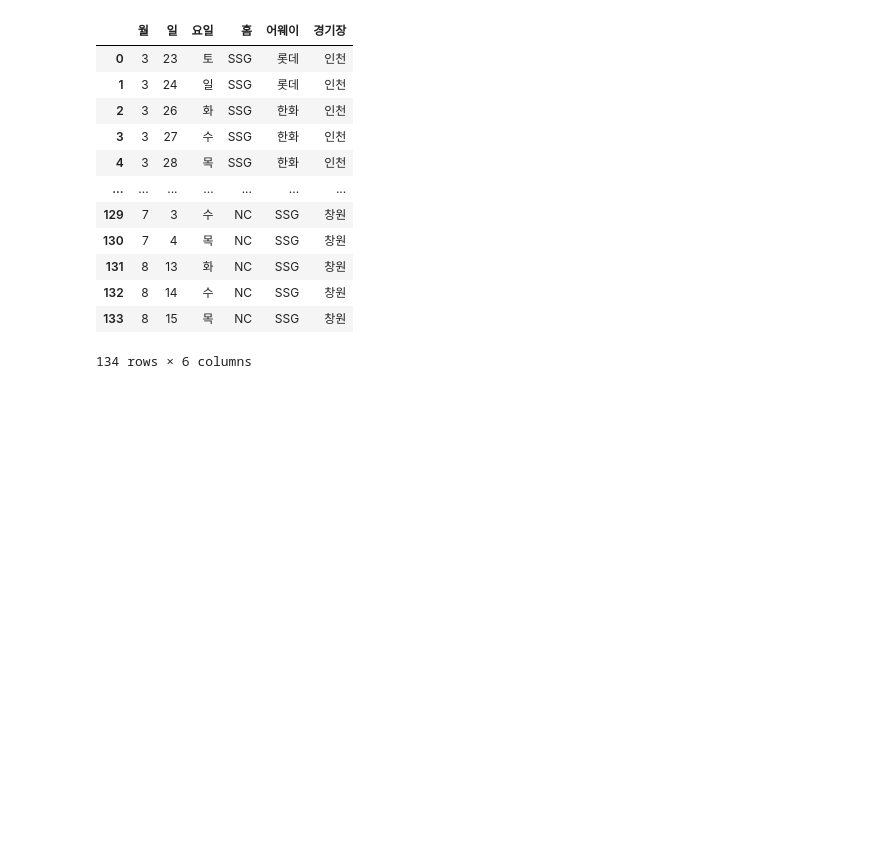
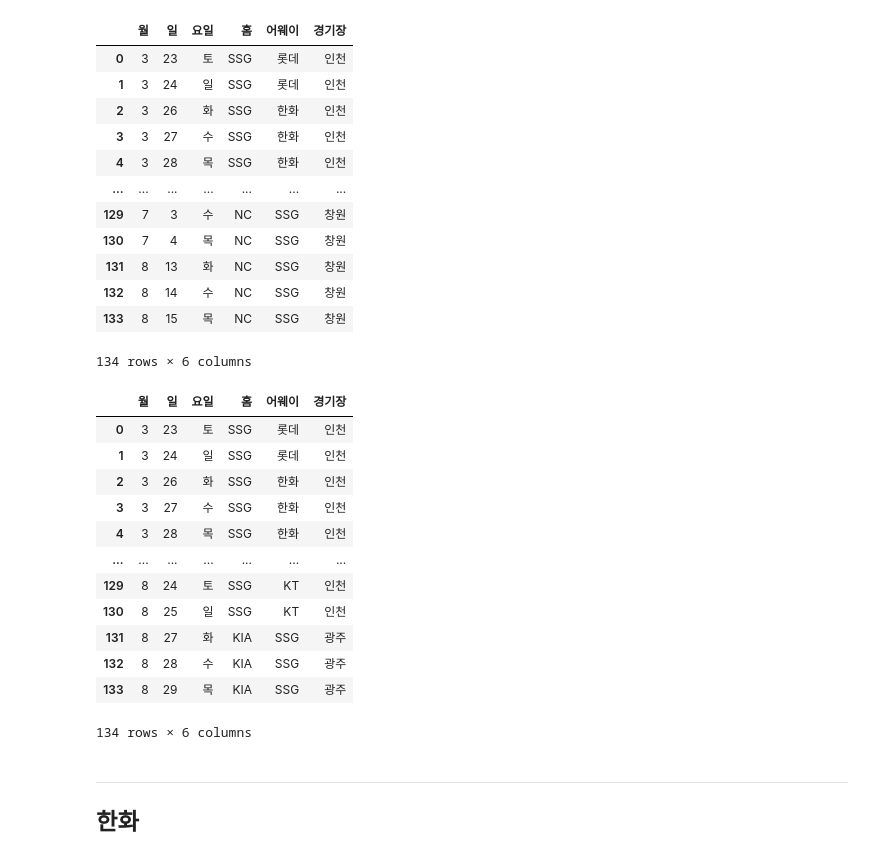
Before and after one commit to PythonProjectGroup02/KBC, a Jupyter notebook: Python/schedule/2024kbo_schedule.ipynb, the cells around one changed output. Drawn from its saved outputs; the diff is of its cells as text; code cells hidden in the pictures; blank space fills up the shorter version.

```diff
--- a/Python/schedule/2024kbo_schedule.ipynb
+++ b/Python/schedule/2024kbo_schedule.ipynb
@@ -768,7 +768,24 @@ ssg.reset_index(drop='index')
 # %%
 # 월, 일 별로 정렬
 ssg.sort_values(by=['월', '일'], inplace=True)
 ssg
 
-kia.to_csv('kia.csv', index=None)
-pd.read_csv('kia.csv')
+ssg.to_csv('ssg.csv', index=None)
+pd.read_csv('ssg.csv')
+# %% [output]
+|  | 월 | 일 | 요일 | 홈 | 어웨이 | 경기장 |
+| 0 | 3 | 23 | 토 | SSG | 롯데 | 인천 |
+| 1 | 3 | 24 | 일 | SSG | 롯데 | 인천 |
+| 2 | 3 | 26 | 화 | SSG | 한화 | 인천 |
+| 3 | 3 | 27 | 수 | SSG | 한화 | 인천 |
+| 4 | 3 | 28 | 목 | SSG | 한화 | 인천 |
+| ... | ... | ... | ... | ... | ... | ... |
+| 129 | 8 | 24 | 토 | SSG | KT | 인천 |
+| 130 | 8 | 25 | 일 | SSG | KT | 인천 |
+| 131 | 8 | 27 | 화 | KIA | SSG | 광주 |
+| 132 | 8 | 28 | 수 | KIA | SSG | 광주 |
+| 133 | 8 | 29 | 목 | KIA | SSG | 광주 |
+134 rows × 6 columns
+# %% [markdown]
+---
+## 한화
```
Also changed, not shown: parts of 15 cells of this notebook, 14 other files.
